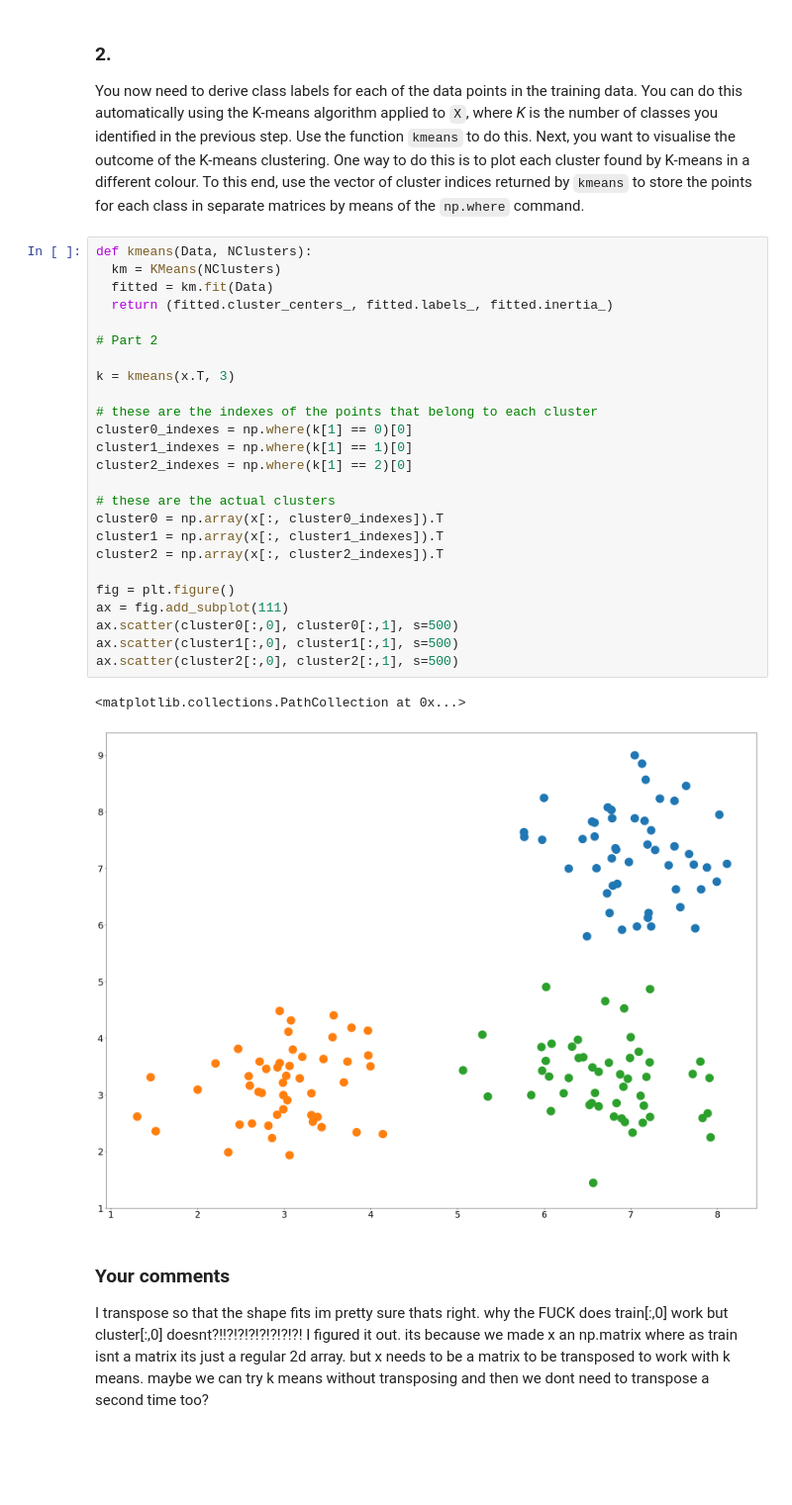
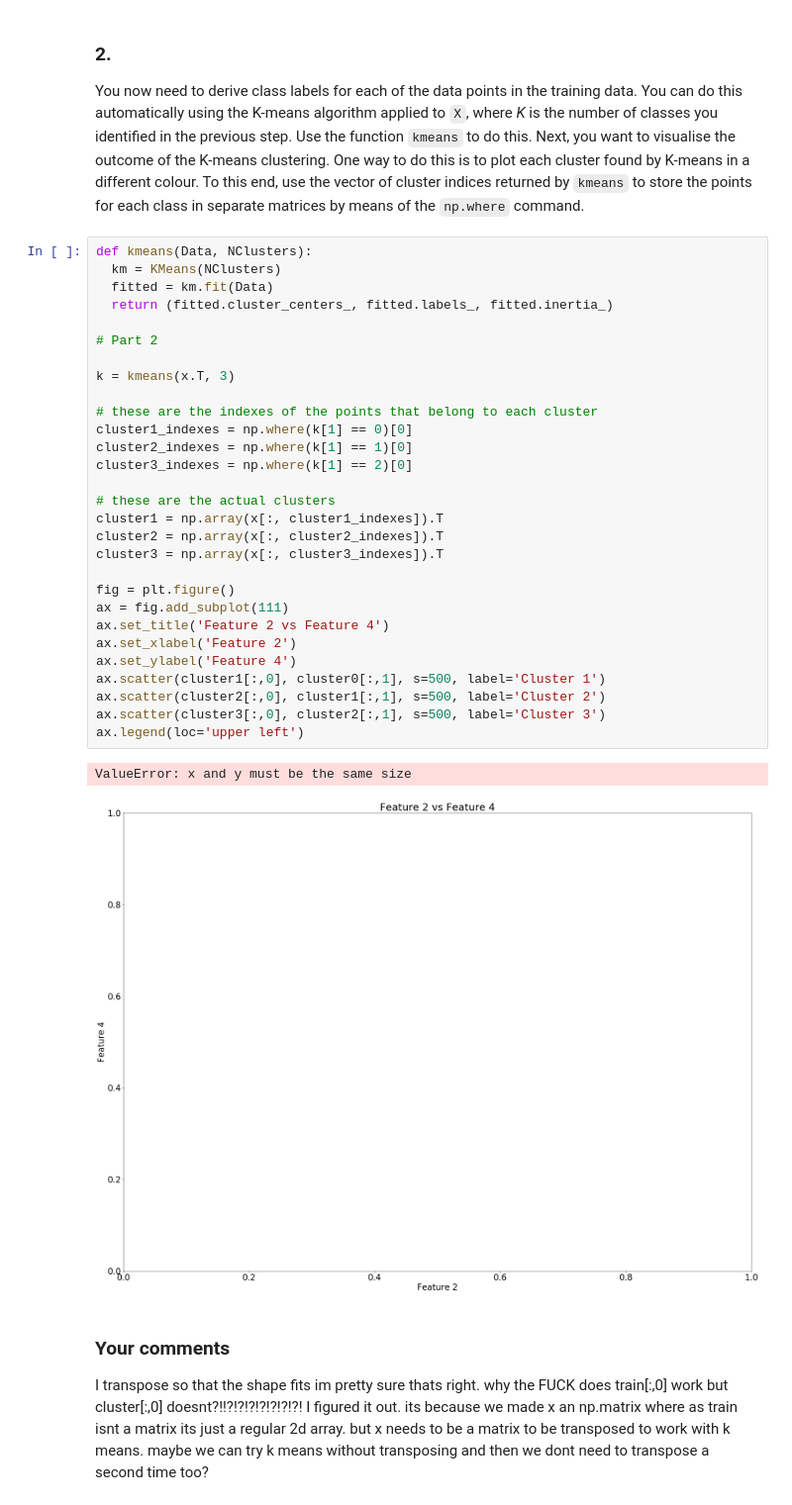
Before and after one commit to ainsleyrutterford/Clustering-and-Classifying-Data, a Jupyter notebook: cw1.ipynb, the cells around one changed output. Shown at 99% size. Saved outputs shown, nothing was run; the diff lists cells and outputs as text; blank space fills up the shorter version.

Commit message:
tidied up and added titles and keys

```diff
--- a/cw1.ipynb
+++ b/cw1.ipynb
@@ -66,31 +69,35 @@ You now need to derive class labels for each of the data points in the training
 # %%
 def kmeans(Data, NClusters):
   km = KMeans(NClusters)
   fitted = km.fit(Data)
   return (fitted.cluster_centers_, fitted.labels_, fitted.inertia_)
 
 # Part 2
 
 k = kmeans(x.T, 3)
 
 # these are the indexes of the points that belong to each cluster
-cluster0_indexes = np.where(k[1] == 0)[0]
-cluster1_indexes = np.where(k[1] == 1)[0]
-cluster2_indexes = np.where(k[1] == 2)[0]
+cluster1_indexes = np.where(k[1] == 0)[0]
+cluster2_indexes = np.where(k[1] == 1)[0]
+cluster3_indexes = np.where(k[1] == 2)[0]
 
 # these are the actual clusters
-cluster0 = np.array(x[:, cluster0_indexes]).T
 cluster1 = np.array(x[:, cluster1_indexes]).T
 cluster2 = np.array(x[:, cluster2_indexes]).T
+cluster3 = np.array(x[:, cluster3_indexes]).T
 
 fig = plt.figure()
 ax = fig.add_subplot(111)
-ax.scatter(cluster0[:,0], cluster0[:,1], s=500)
-ax.scatter(cluster1[:,0], cluster1[:,1], s=500)
-ax.scatter(cluster2[:,0], cluster2[:,1], s=500)
+ax.set_title('Feature 2 vs Feature 4')
+ax.set_xlabel('Feature 2')
+ax.set_ylabel('Feature 4')
+ax.scatter(cluster1[:,0], cluster0[:,1], s=500, label='Cluster 1')
+ax.scatter(cluster2[:,0], cluster1[:,1], s=500, label='Cluster 2')
+ax.scatter(cluster3[:,0], cluster2[:,1], s=500, label='Cluster 3')
+ax.legend(loc='upper left')
 # %% [output]
-<matplotlib.collections.PathCollection at 0x...>
+ValueError: x and y must be the same size
-[figure, old version]
+[figure, new version]
 # %% [markdown]
 ### Your comments ###
 
```
Also changed, not shown: parts of 1 cell of this notebook.
